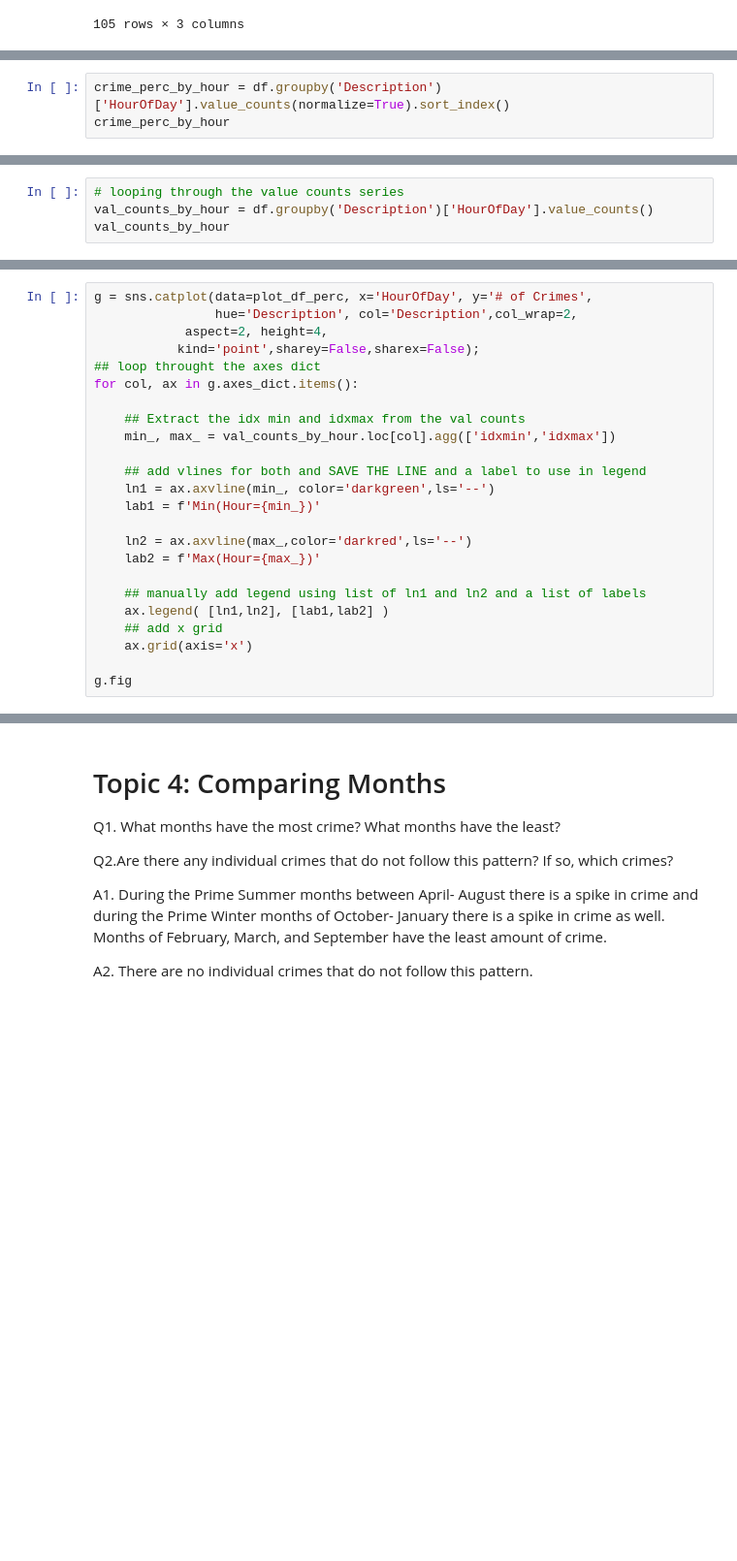
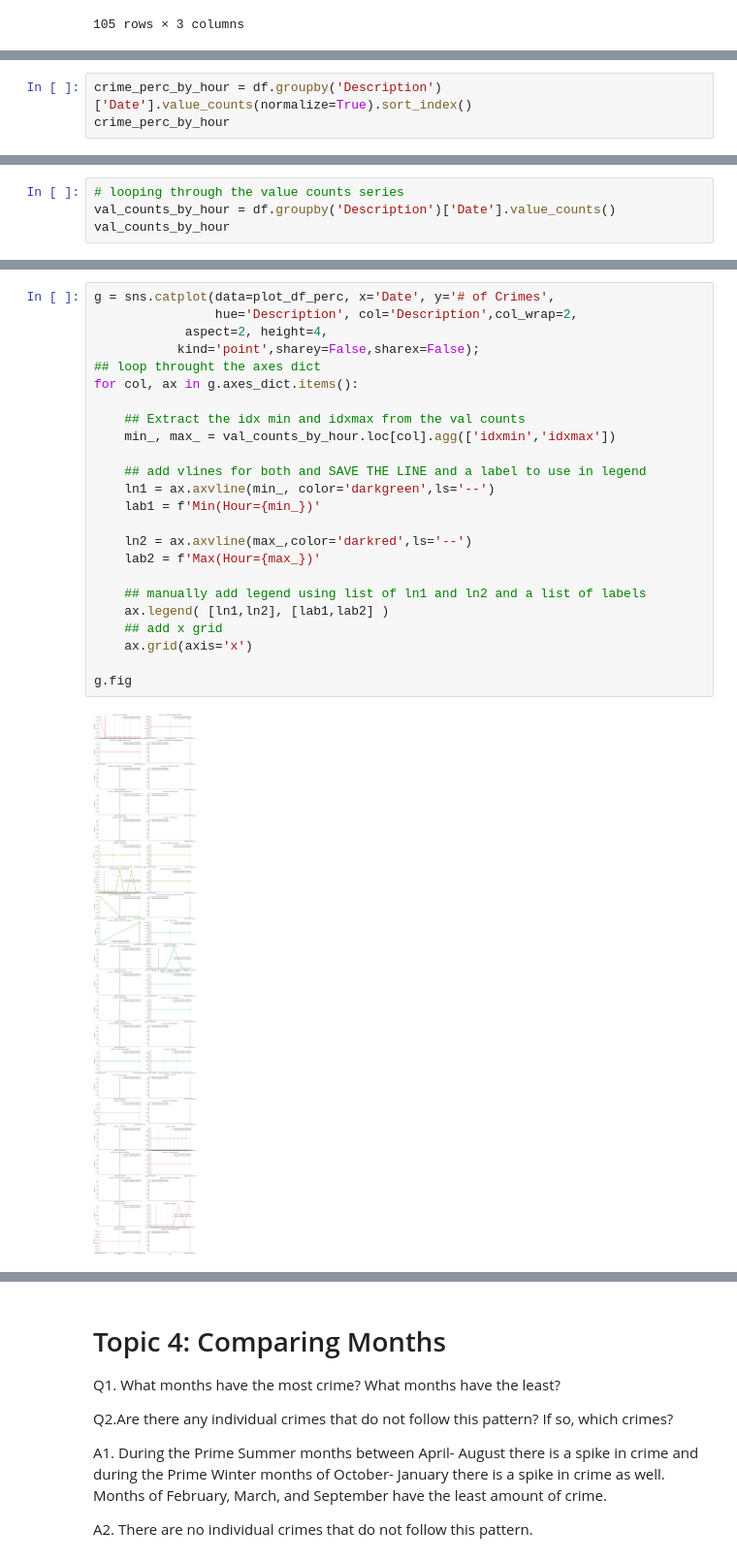
Before and after one commit to CatDawn29/Tippins-Chicago-Data-Project-4, a Jupyter notebook: Project 4 - Tippins Chicago Crime Data.ipynb, the cells around one changed output, grey strips where cells are left out. Shown at 97% size. Saved outputs shown, nothing was run; the diff lists cells and outputs as text; blank space fills up the shorter version.

```diff
--- a/Project 4 - Tippins Chicago Crime Data.ipynb
+++ b/Project 4 - Tippins Chicago Crime Data.ipynb
@@ -425,3 +438,3 @@ g = sns.catplot(data=plot_df, x='HourOfDay', y='# of Crimes',
 # %%
-crime_perc_by_hour = df.groupby('Description')['HourOfDay'].value_counts(normalize=True).sort_index()
+crime_perc_by_hour = df.groupby('Description')['Date'].value_counts(normalize=True).sort_index()
 crime_perc_by_hour
@@ -438,4 +473,4 @@ g = sns.(data=plot_df_perc, x='HourOfDay', y='# of Crimes',
 # %%
 # looping through the value counts series
-val_counts_by_hour = df.groupby('Description')['HourOfDay'].value_counts()
+val_counts_by_hour = df.groupby('Description')['Date'].value_counts()
 val_counts_by_hour
@@ -456,24 +515,26 @@ val_counts_by_hour.loc[crime].agg(['idxmin','idxmax'])
 # %%
-g = sns.catplot(data=plot_df_perc, x='HourOfDay', y='# of Crimes',
+g = sns.catplot(data=plot_df_perc, x='Date', y='# of Crimes',
                 hue='Description', col='Description',col_wrap=2,
             aspect=2, height=4,
            kind='point',sharey=False,sharex=False);
 ## loop throught the axes dict
 for col, ax in g.axes_dict.items():
 
     ## Extract the idx min and idxmax from the val counts
     min_, max_ = val_counts_by_hour.loc[col].agg(['idxmin','idxmax'])
 
     ## add vlines for both and SAVE THE LINE and a label to use in legend
     ln1 = ax.axvline(min_, color='darkgreen',ls='--')
     lab1 = f'Min(Hour={min_})'
 
     ln2 = ax.axvline(max_,color='darkred',ls='--')
     lab2 = f'Max(Hour={max_})'
 
     ## manually add legend using list of ln1 and ln2 and a list of labels
     ax.legend( [ln1,ln2], [lab1,lab2] )
     ## add x grid
     ax.grid(axis='x')
 
 g.fig
+# %% [output]
+[figure, added]
```
Also changed, not shown: parts of 14 cells of this notebook.
